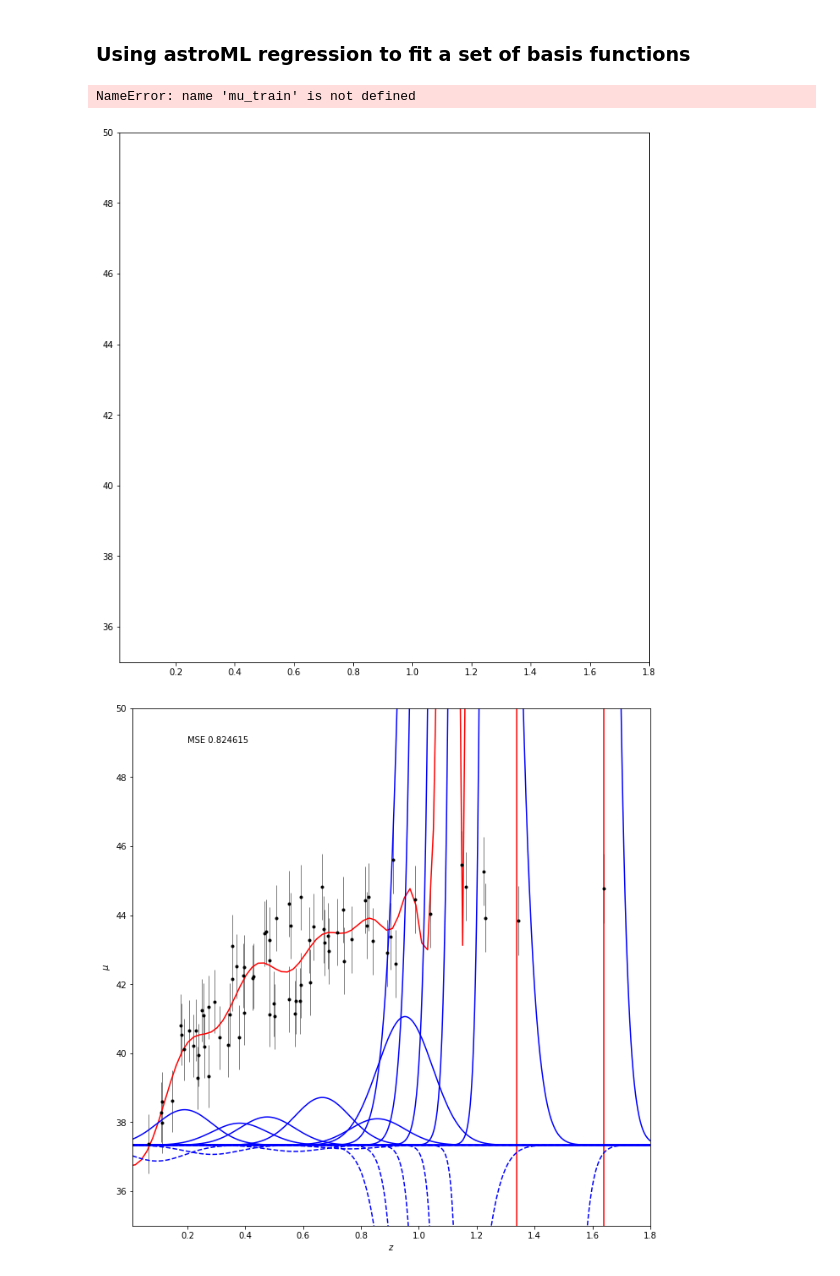
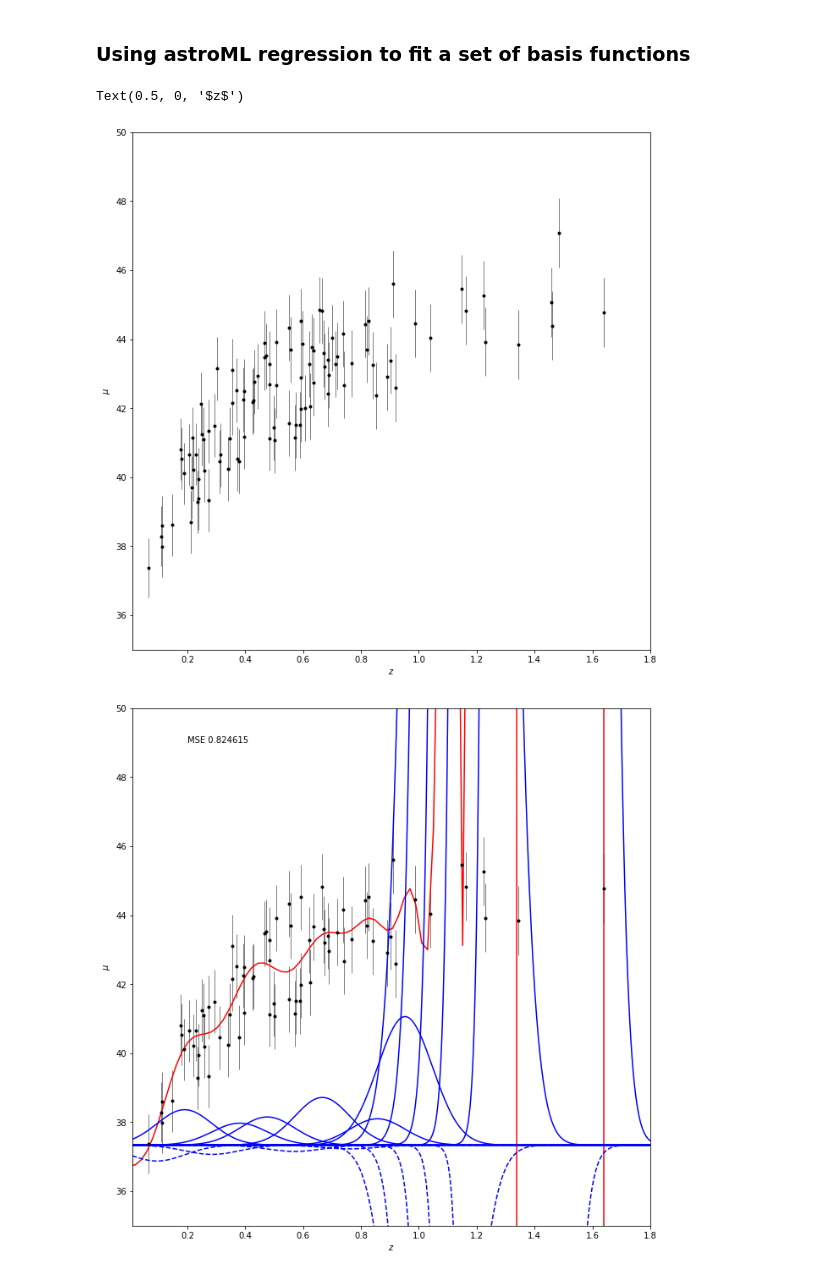
Before and after one commit to uw-astro/astr-598a-spr24, a Jupyter notebook: lectures/Lecture3-regression-regularize.ipynb, the cells around one changed output. Saved outputs shown, nothing was run; the diff lists cells and outputs as text; code cells hidden in the pictures.

```diff
--- a/lectures/Lecture3-regression-regularize.ipynb
+++ b/lectures/Lecture3-regression-regularize.ipynb
@@ -53,32 +53,32 @@ warnings.warn = warn
 # %%
 %matplotlib inline
 import numpy as np
 from matplotlib import pyplot as plt
 
 from astroML.cosmology import Cosmology
 from astroML.datasets import generate_mu_z
 
 #------------------------------------------------------------
 # Generate data
 z_sample, mu_sample, dmu = generate_mu_z(100, random_state=0)
 
 # Plot data and fit
 fig = plt.figure(figsize=(10, 10))
 fig.subplots_adjust(left=0.1, right=0.95,
                     bottom=0.1, top=0.95,
                     hspace=0.05, wspace=0.05)
 ax = fig.add_subplot(111)
 ax.set_xlim(0.01, 1.8)
 ax.set_ylim(35., 50.)
 
 
-ax.errorbar(z_sample,  mu_sample,  mu_train[:,1], fmt='.k', ecolor='gray', lw=1)
+ax.errorbar(z_sample,  mu_sample,  dmu, fmt='.k', ecolor='gray', lw=1)
 
 ax.set_ylabel(r'$\mu$')
 ax.set_xlabel(r'$z$')
 # %% [output]
-NameError: name 'mu_train' is not defined
+Text(0.5, 0, '$z$')
-[figure, old version]
+[figure, new version]
 # %%
 %matplotlib inline
 from astroML.linear_model import LinearRegression, BasisFunctionRegression
```
